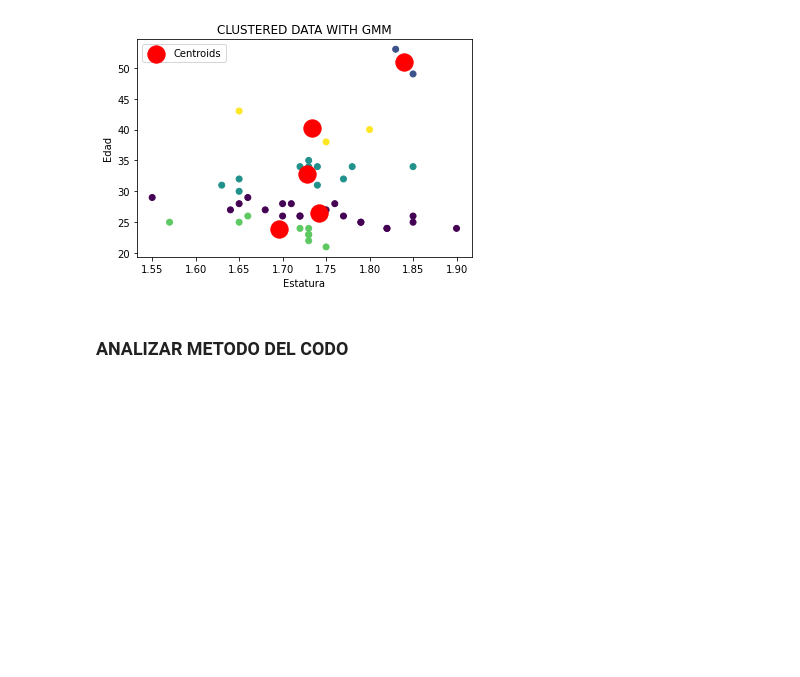
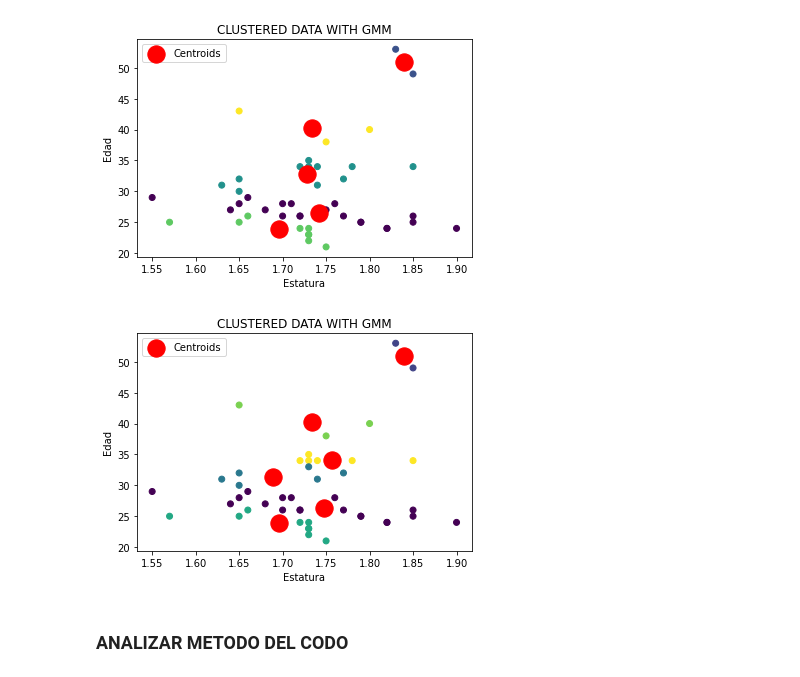
Before and after one commit to navas604/Statistical-Learning-II, a Jupyter notebook: Practica 1 - K-Means Y GMM.ipynb, the cells around one changed output. Cells and saved outputs as stored; diff of their text form; code cells hidden in the pictures; blank space fills up the shorter version.

```diff
--- a/Practica 1 - K-Means Y GMM.ipynb
+++ b/Practica 1 - K-Means Y GMM.ipynb
@@ -221,6 +228,14 @@ gmm = GaussianMixture(n_components=k, random_state=0).fit(dataset)
 plot_clustered_data_GMM(gmm, dataset)
 # %% [output]
 [figure]
+# %%
+k = 6   # Numero de Clusters
+
+gmm = GaussianMixture(n_components=k, random_state=0).fit(dataset)
+
+plot_clustered_data_GMM(gmm, dataset)
+# %% [output]
+[figure, added]
 # %% [markdown]
 ### ANALIZAR METODO DEL CODO
 # %%
```
Also changed, not shown: parts of 7 cells of this notebook.
